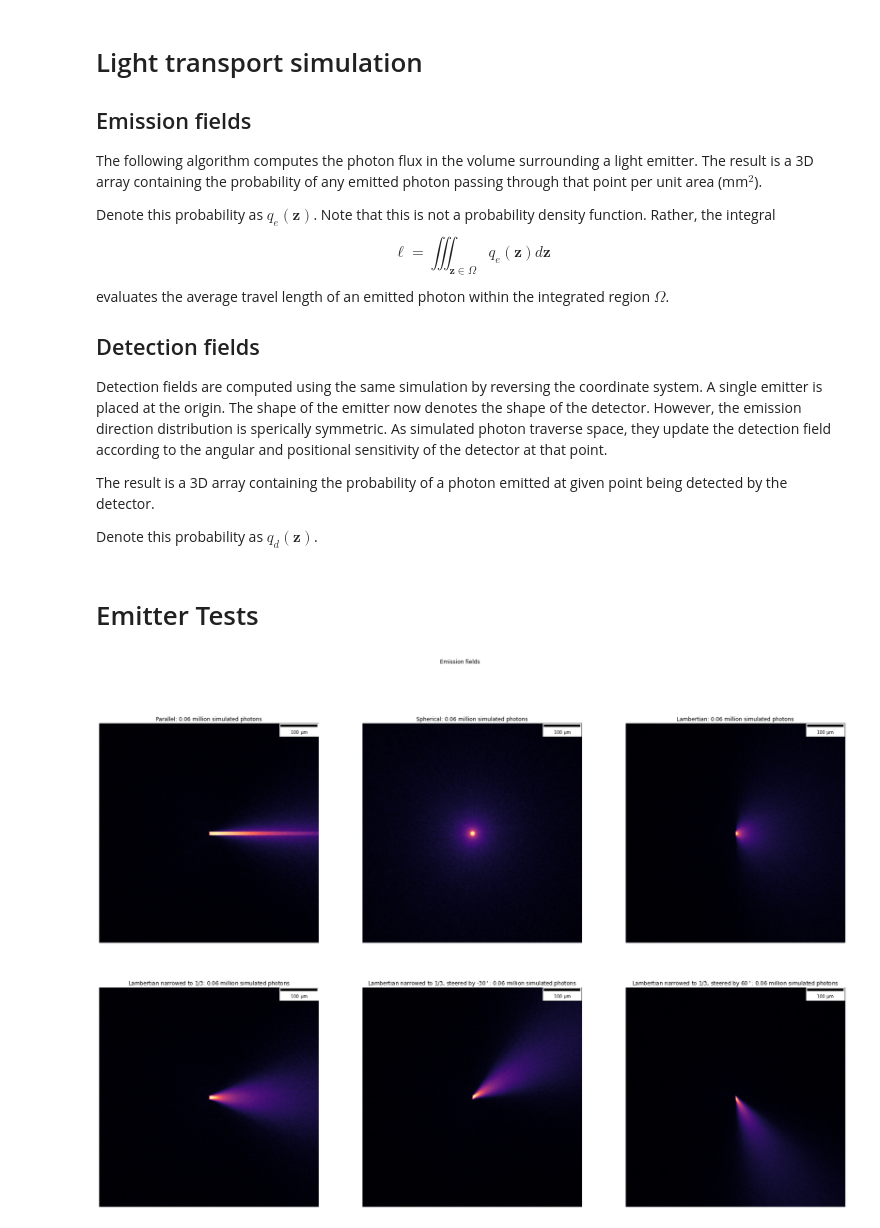
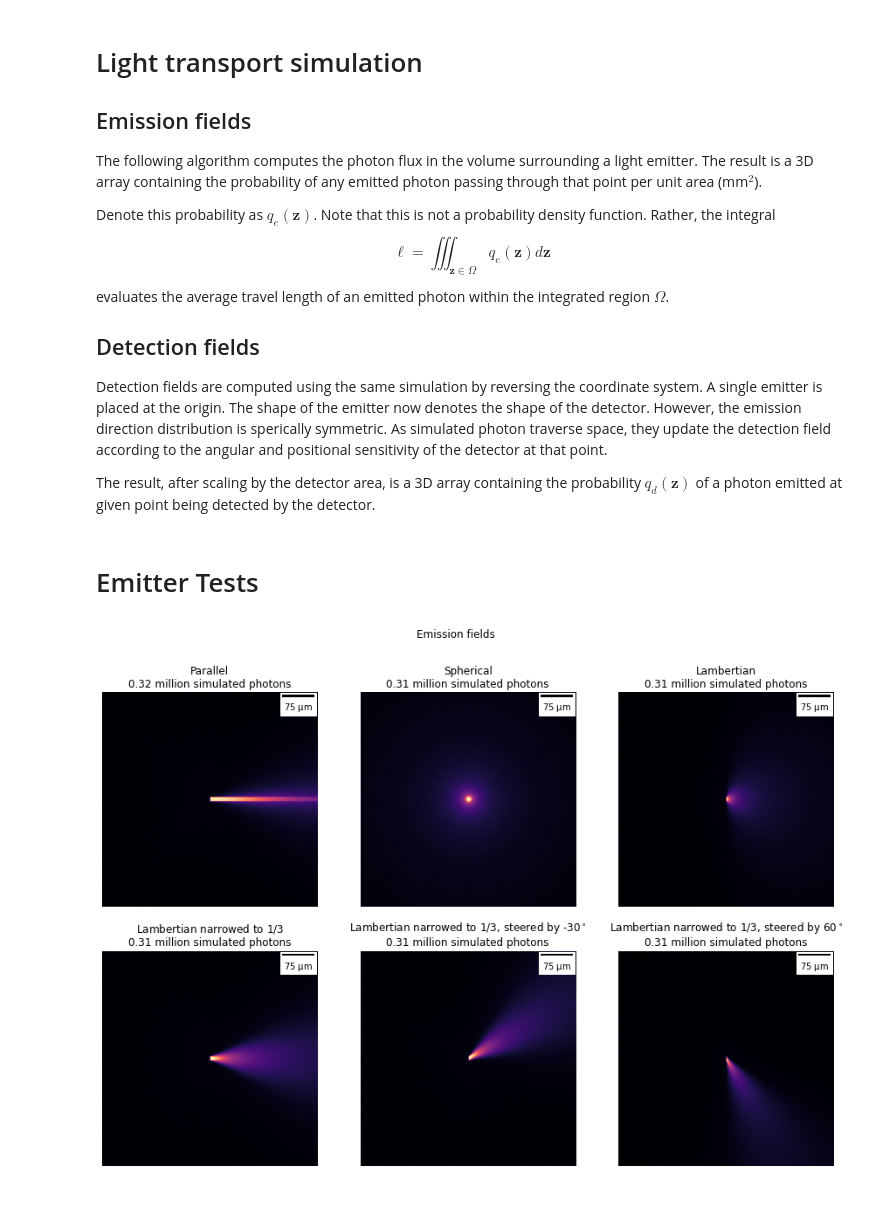
Before and after one commit to datajoint-company/neurophotonics, a Jupyter notebook: notebooks/LightSimulation.ipynb, the cells around one changed output. Cells and saved outputs as stored; diff of their text form; code cells hidden in the pictures; blank space fills up the shorter version.

Commit message:
eliminate escaped photons

```diff
--- a/notebooks/LightSimulation.ipynb
+++ b/notebooks/LightSimulation.ipynb
@@ -12,9 +12,7 @@ Denote this probability as $q_e(\mathbf z)$. Note that this is not a probability
 
 Detection fields are computed using the same simulation by reversing the coordinate system. A single emitter is placed at the origin. The shape of the emitter now denotes the shape of the detector. However, the emission direction distribution is sperically symmetric. As simulated photon traverse space, they update the detection field according to the angular and positional sensitivity of the detector at that point.
 
-The result is a 3D array containing the probability of a photon emitted at given point being detected by the detector.
-
-Denote this probability as $q_d(\mathbf z)$.
+The result, after scaling by the detector area, is a 3D array containing the probability $q_d(\mathbf z)$ of a photon emitted at given point being detected by the detector.
 # %%
 %matplotlib inline
 from matplotlib import pyplot as plt
@@ -24,7 +22,7 @@ import tqdm
 # %%
 class Space:
 
-    def __init__(self, pitch=2, dims=(300, 300, 300),
+    def __init__(self, pitch=1, dims=(500, 500, 500),
                  emitter_shape="rect",
                  emitter_size=(10,10,0),
                  emission_spread="lambertian",
@@ -40,7 +38,7 @@ class Space:
         self.detector_type = detector_type
 
         # simulated photon packets: positions and directions
-        self.n = 8192   # photon packets at a time
+        self.n = 10_000   # photon packets at a time
         self.start_positions = np.empty((self.n, 3))  # (um) x, y, z
         self.positions = np.empty((self.n, 3))   # (um)   x, y, z
         self.directions = np.empty((self.n, 3))  # (um)   x, y, z
@@ -133,7 +131,7 @@ class Space:
             keep = np.all(np.logical_and(positions >= 0, positions < dims), axis=1)
             positions = positions[keep, :]
             indices = np.ravel_multi_index((positions[:,0], positions[:,1], positions[:,2]), self.volume.shape)
-            self.volume.ravel()[indices] += (self.detector_sensitivity() * lengths)[keep] / self.pitch / samples
+            self.volume.ravel()[indices] += (self.detector_sensitivity() * lengths)[keep] / samples / self.pitch**3
 
 
     def hop(self):
@@ -146,8 +144,10 @@ class Space:
         self.accumulate(self.positions, new_positions, lengths)
         self.positions = new_positions
 
-        # absorb
-        absorbed = np.random.rand(self.n) < self.absorb_ratio
+        # absorb or escape
+        max_distance = 2000   # consider photons lost if they are more than 2 mm away
+        absorbed = np.logical_or(np.random.rand(self.n) < self.absorb_ratio,
+                                 (new_positions**2).sum(axis=1) > max_distance**2)
         self.emit(absorbed)  # eliminate and absorb new ones
         self.total_count += absorbed.sum()
 
@@ -167,7 +167,7 @@ class Space:
 
     def run(self, hops=100):
         self.emit(np.ones(self.n, dtype=np.bool))
-        for _ in tqdm.tqdm(range(hops)):
+        for _ in tqdm.tqdm(range(hops), miniters=20):
             self.hop()
         # at the end, the values in volumes depict the photon flux per um^2 per emitted photons
         self.volume /= self.total_count
@@ -180,43 +180,43 @@ class Space:
         axis.axis(False)
         scale_bar = ScaleBar(self.pitch*1e-6)
         axis.add_artist(scale_bar)
-        title = f"{title}: {space.total_count/1e6:0.2f} million simulated photons"
+        title = f"{title}\n{space.total_count/1e6:0.2f} million simulated photons"
         axis.set_title(title)
 # %% [markdown]
 # Emitter Tests
 # %%
-fig, ax = plt.subplots(2, 3, figsize=(30, 20))
+fig, ax = plt.subplots(2, 3, figsize=(15, 10))
 ax = iter(ax.flatten())
 
 iterations = 1000
 display_gamma = 0.7
 cmap = 'magma'
 
 fig.suptitle('Emission fields')
 
 space = Space(emission_spread="parallel")
 space.run(iterations)
 space.plot(next(ax), "Parallel", gamma=display_gamma, cmap=cmap)
 
 space = Space(emission_spread="spherical", emitter_shape="sphere", emitter_size=(10,10,10))
 space.run(iterations)
 space.plot(next(ax), "Spherical", gamma=display_gamma, cmap=cmap)
 
 space = Space()
 space.run(iterations)
 space.plot(next(ax), "Lambertian", gamma=display_gamma, cmap=cmap)
 
 space = Space(beam_compression=1/3)
 space.run(iterations)
 space.plot(next(ax), "Lambertian narrowed to $1/3$", gamma=display_gamma, cmap=cmap)
 
 space = Space(beam_compression=1/3, y_steer=-np.pi/6)
 space.run(iterations)
 space.plot(next(ax), "Lambertian narrowed to $1/3$, steered by -$30^\circ$", gamma=display_gamma, cmap=cmap)
 
 space = Space(beam_compression=1/3, y_steer=np.pi/3)
 space.run(iterations)
 space.plot(next(ax), "Lambertian narrowed to $1/3$, steered by $60^\circ$", gamma=display_gamma, cmap=cmap)
 # %% [output]
-[figure, old version]
+[figure, new version]
 # %%
```
Also changed, not shown: parts of 3 cells of this notebook.
